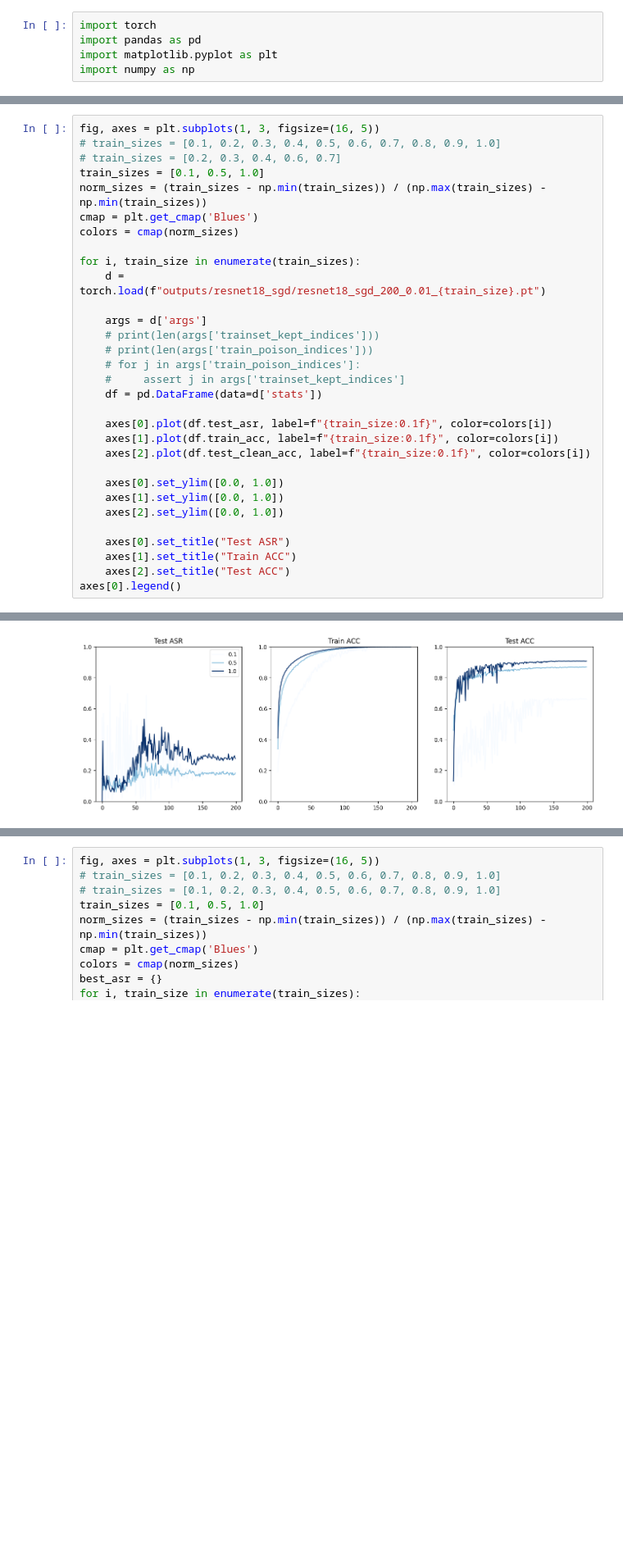
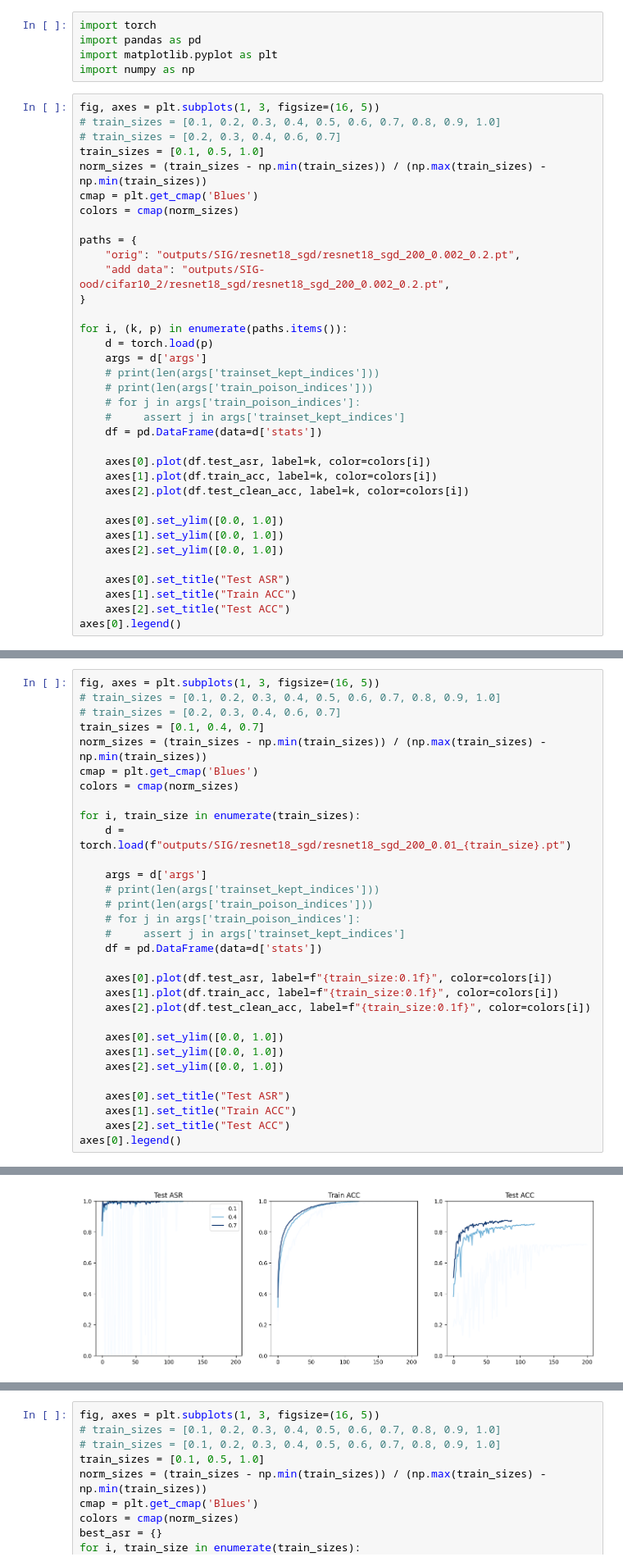
Before and after one commit to NNHieu/cement-defense, a Jupyter notebook: Plot.ipynb, the cells around one changed output, grey strips where cells are left out. Shown: that part at 82% size. Saved outputs shown, nothing was run; the diff lists cells and outputs as text; blank space fills up the shorter version.

```diff
--- a/Plot.ipynb
+++ b/Plot.ipynb
@@ -3,3 +3,38 @@ import torch
 import pandas as pd
 import matplotlib.pyplot as plt
 import numpy as np
+# %%
+fig, axes = plt.subplots(1, 3, figsize=(16, 5))
+# train_sizes = [0.1, 0.2, 0.3, 0.4, 0.5, 0.6, 0.7, 0.8, 0.9, 1.0]
+# train_sizes = [0.2, 0.3, 0.4, 0.6, 0.7]
+train_sizes = [0.1, 0.5, 1.0]
+norm_sizes = (train_sizes - np.min(train_sizes)) / (np.max(train_sizes) - np.min(train_sizes))
+cmap = plt.get_cmap('Blues')
+colors = cmap(norm_sizes)
+
+paths = {
+    "orig": "outputs/SIG/resnet18_sgd/resnet18_sgd_200_0.002_0.2.pt",
+    "add data": "outputs/SIG-ood/cifar10_2/resnet18_sgd/resnet18_sgd_200_0.002_0.2.pt",
+}
+
+for i, (k, p) in enumerate(paths.items()):
+    d = torch.load(p)
+    args = d['args']
+    # print(len(args['trainset_kept_indices']))
+    # print(len(args['train_poison_indices']))
+    # for j in args['train_poison_indices']:
+    #     assert j in args['trainset_kept_indices']
+    df = pd.DataFrame(data=d['stats'])
+
+    axes[0].plot(df.test_asr, label=k, color=colors[i])
+    axes[1].plot(df.train_acc, label=k, color=colors[i])
+    axes[2].plot(df.test_clean_acc, label=k, color=colors[i])
+
+    axes[0].set_ylim([0.0, 1.0])
+    axes[1].set_ylim([0.0, 1.0])
+    axes[2].set_ylim([0.0, 1.0])
+
+    axes[0].set_title("Test ASR")
+    axes[1].set_title("Train ACC")
+    axes[2].set_title("Test ACC")
+axes[0].legend()
@@ -7,33 +45,33 @@ import numpy as np
 fig, axes = plt.subplots(1, 3, figsize=(16, 5))
 # train_sizes = [0.1, 0.2, 0.3, 0.4, 0.5, 0.6, 0.7, 0.8, 0.9, 1.0]
 # train_sizes = [0.2, 0.3, 0.4, 0.6, 0.7]
-train_sizes = [0.1, 0.5, 1.0]
+train_sizes = [0.1, 0.4, 0.7]
 norm_sizes = (train_sizes - np.min(train_sizes)) / (np.max(train_sizes) - np.min(train_sizes))
 cmap = plt.get_cmap('Blues')
 colors = cmap(norm_sizes)
 
 for i, train_size in enumerate(train_sizes):
-    d = torch.load(f"outputs/resnet18_sgd/resnet18_sgd_200_0.01_{train_size}.pt")
+    d = torch.load(f"outputs/SIG/resnet18_sgd/resnet18_sgd_200_0.01_{train_size}.pt")
 
     args = d['args']
     # print(len(args['trainset_kept_indices']))
     # print(len(args['train_poison_indices']))
     # for j in args['train_poison_indices']:
     #     assert j in args['trainset_kept_indices']
     df = pd.DataFrame(data=d['stats'])
 
     axes[0].plot(df.test_asr, label=f"{train_size:0.1f}", color=colors[i])
     axes[1].plot(df.train_acc, label=f"{train_size:0.1f}", color=colors[i])
     axes[2].plot(df.test_clean_acc, label=f"{train_size:0.1f}", color=colors[i])
 
     axes[0].set_ylim([0.0, 1.0])
     axes[1].set_ylim([0.0, 1.0])
     axes[2].set_ylim([0.0, 1.0])
 
     axes[0].set_title("Test ASR")
     axes[1].set_title("Train ACC")
     axes[2].set_title("Test ACC")
 axes[0].legend()
 # %% [output]
 <matplotlib.legend.Legend at 0x...>
-[figure, old version]
+[figure, new version]
```
Also changed, not shown: parts of 2 cells of this notebook, 4 other files.
